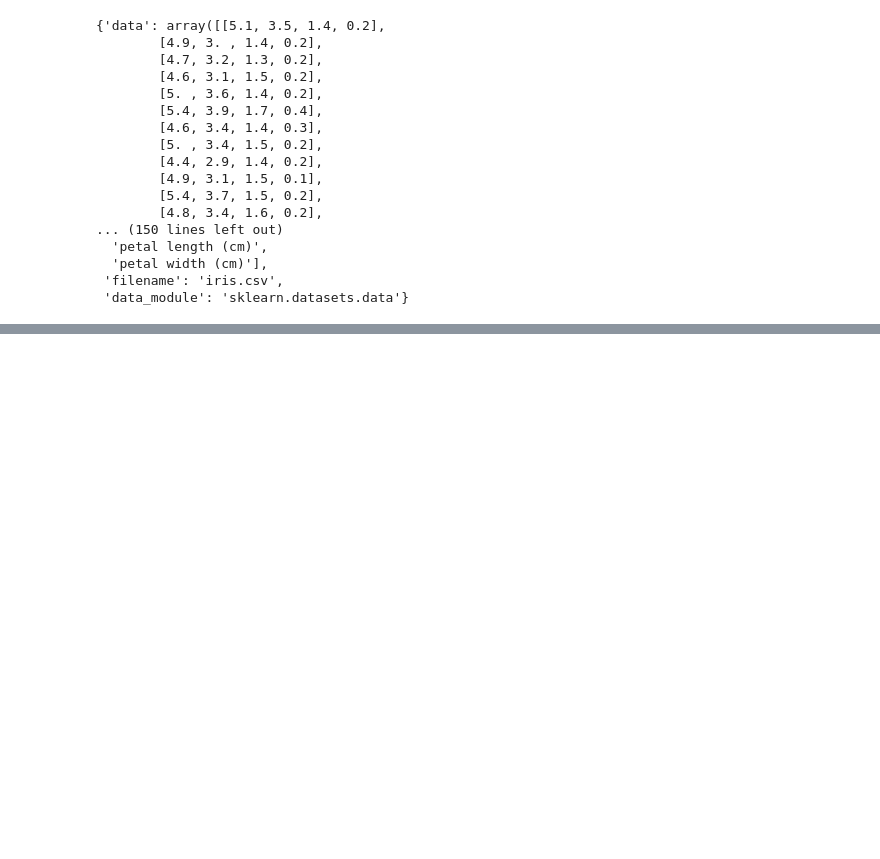
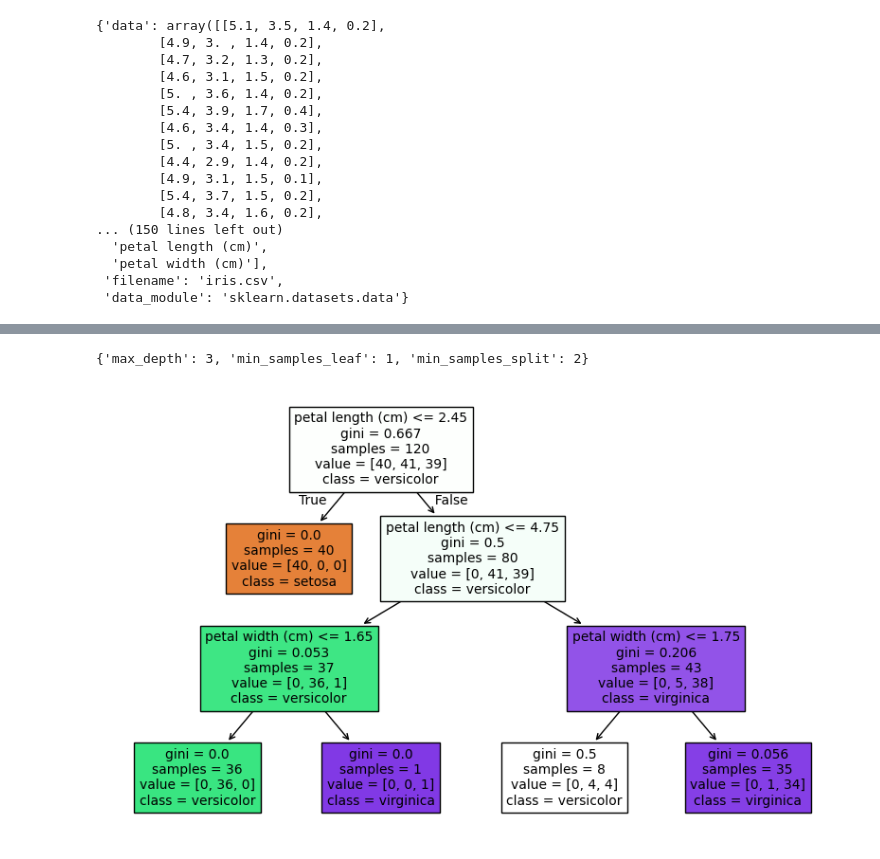
Before and after one commit to Mark007-R/Basic_ML_Models, a Jupyter notebook: Flower_Predictor/Iris_pred2.ipynb, the cells around one changed output, grey strips where cells are left out. Drawn from its saved outputs; the diff is of its cells as text; code cells hidden in the pictures; blank space fills up the shorter version.

```diff
--- a/Flower_Predictor/Iris_pred2.ipynb
+++ b/Flower_Predictor/Iris_pred2.ipynb
@@ -25,0 +59,23 @@ load_iris()
+# %%
+from sklearn.tree import DecisionTreeClassifier
+model = DecisionTreeClassifier()
+params = GridSearchCV(model, grid, cv=5, n_jobs=-1)
+params.fit(data, target)
+params.best_params_
+# %% [output]
+{'max_depth': 3, 'min_samples_leaf': 1, 'min_samples_split': 2}
+# %%
+model = DecisionTreeClassifier(max_depth=3, min_samples_split=2, min_samples_leaf=1)
+# %%
+from sklearn.model_selection import train_test_split
+X_train, X_test, y_train, y_test = train_test_split(data, target, test_size=0.2, random_state=42)
+# %%
+model.fit(X_train, y_train)
+y_pred = model.predict(X_test)
+# %%
+from sklearn.tree import plot_tree
+plt.figure(figsize=(10, 6))
+plot_tree(model, filled=True, feature_names=data.columns, class_names=load_iris().target_names)
+plt.show()
+# %% [output]
+[figure, added]
```
Also changed, not shown: parts of 5 cells of this notebook.
